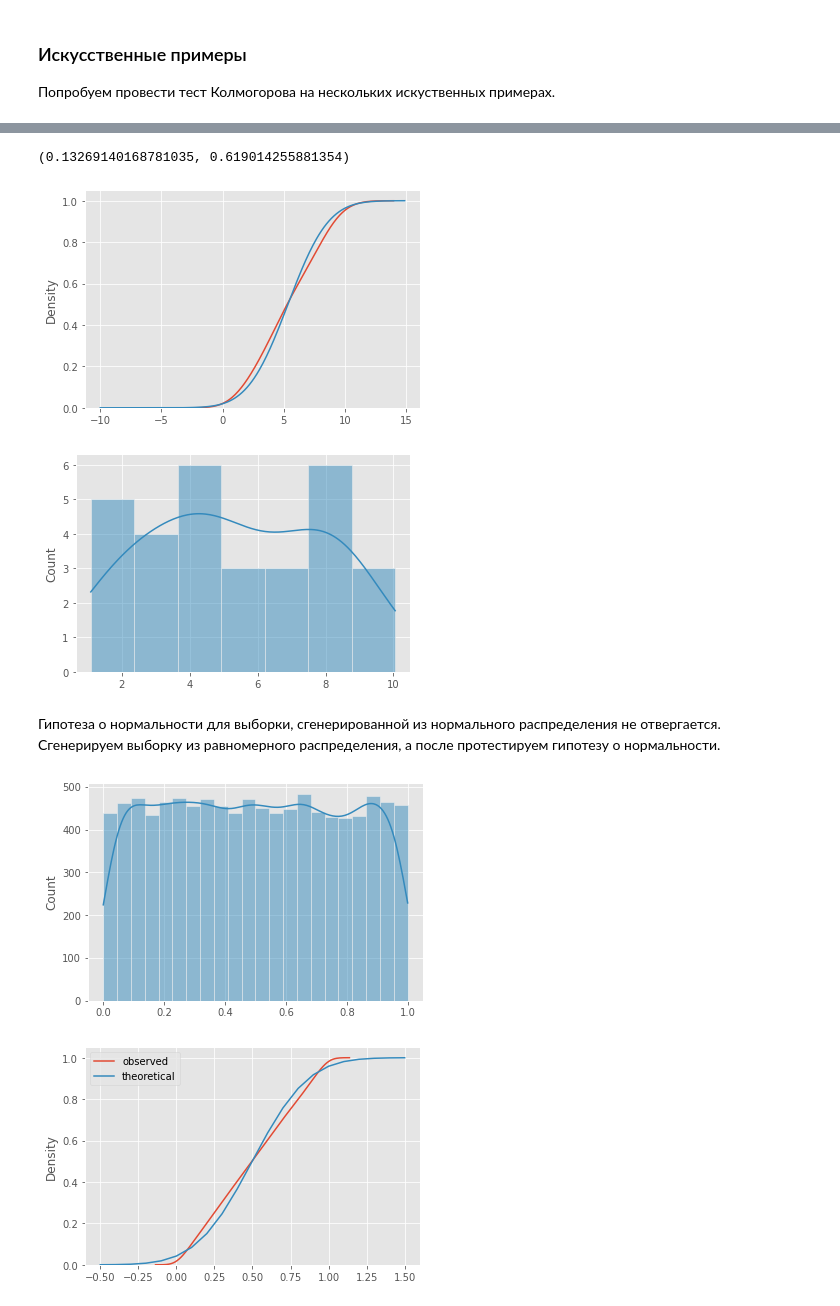
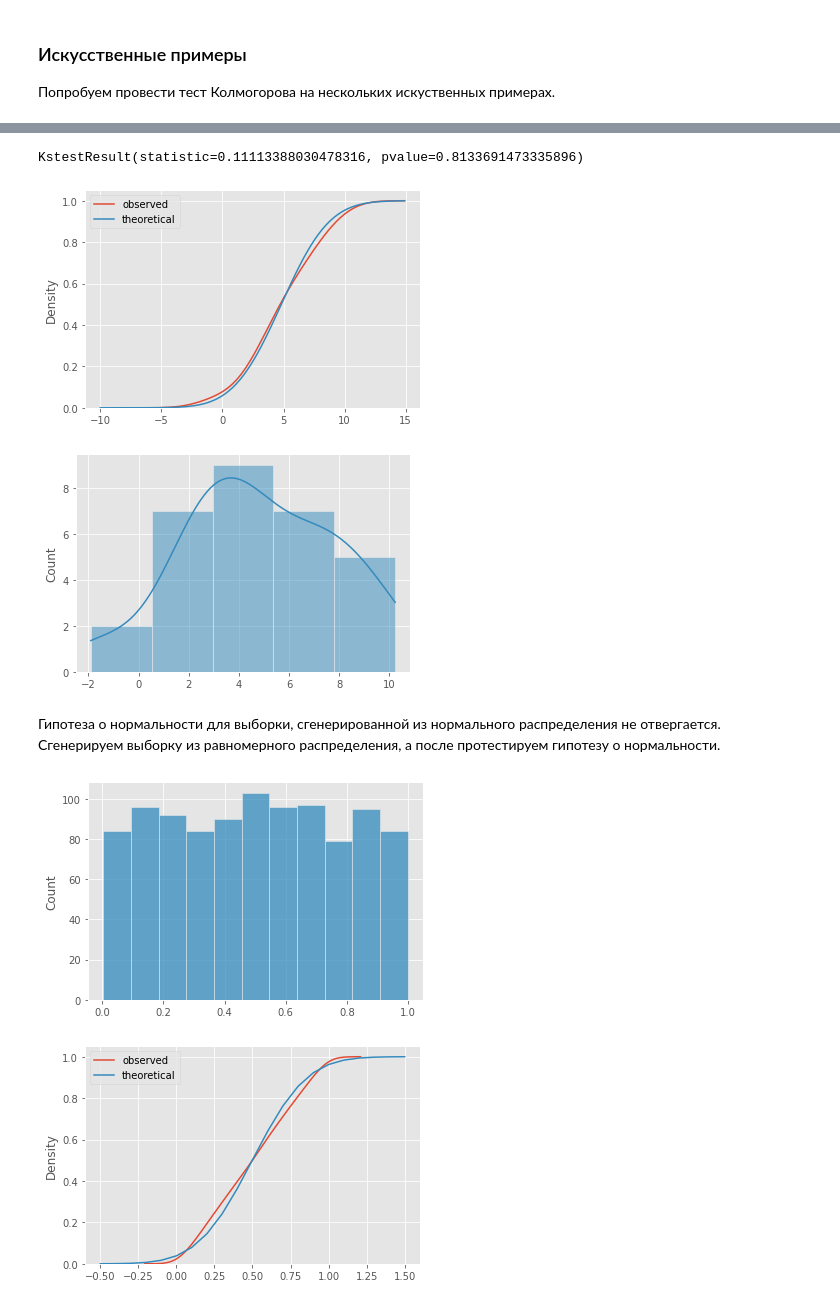
Before and after one commit to disimhot/hse_stat, a Jupyter notebook: Семинары/6_hyp-non-param.ipynb, the cells around one changed output, grey strips where cells are left out. Drawn from its saved outputs; the diff is of its cells as text; code cells hidden in the pictures.

```diff
--- a/Семинары/6_hyp-non-param.ipynb
+++ b/Семинары/6_hyp-non-param.ipynb
@@ -301,12 +304,3 @@ Ttest_indResult(statistic=3.112555403882886, pvalue=0.002685378854280552)
-# %%
-import numpy as np
-import pandas as pd
-from scipy import stats
-import seaborn as sns
-import matplotlib.pyplot as plt
-
-plt.style.use('ggplot')
-%matplotlib inline
 # %% [markdown]
 ## Критерий Колмогорова
 
@@ -344,31 +338,30 @@ mu, sigma
 # %%
-stat, pvalue = stats.kstest(x, 'norm', args=(mu, sigma))
-
-stat, pvalue
-
-# pvalue > 0.05 => гипотеза о принадлежности
-# к норм. распределнию с параметрами 5.024 и 3.030 не отвергается
+stats.kstest(x, 'norm', args=(mu, sigma))
+# pvalue > 0.05
+# => гипотеза о принадлежности к норм. распределнию с параметрами 4.8 и 3.1 не отвергается
 # %% [output]
-(0.13269140168781035, 0.619014255881354)
+KstestResult(statistic=0.11113388030478316, pvalue=0.8133691473335896)
 # %%
-sns.kdeplot(x, cumulative=True);
+sns.kdeplot(x, cumulative=True, label='observed');
 
 xs = np.arange(-10, 15, 0.1)
 cdf = stats.norm.cdf(xs, loc=mu, scale=sigma)
-plt.plot(xs, cdf);
+plt.plot(xs, cdf, label='theoretical')
+
+plt.legend();
 # %% [output]
-[figure, old version]
+[figure, new version]
 # %%
-sns.histplot(x, kde=True, bins=7);
+sns.histplot(x, kde=True, bins=5);
 # %% [output]
-[figure, old version]
+[figure, new version]
 # %% [markdown]
 Гипотеза о нормальности для выборки, сгенерированной из нормального распределения не отвергается. Сгенерируем выборку из равномерного распределения, а после протестируем гипотезу о нормальности.
 # %%
-x = stats.uniform(0,1).rvs(10000)
-sns.histplot(x, kde=True);
+x = stats.uniform(0,1).rvs(1000)
+sns.histplot(x, kde=False);
 # %% [output]
-[figure, old version]
+[figure, new version]
 # %%
 sns.kdeplot(x, cumulative=True)
 
```
Also changed, not shown: parts of 57 cells of this notebook, 27 other files.
